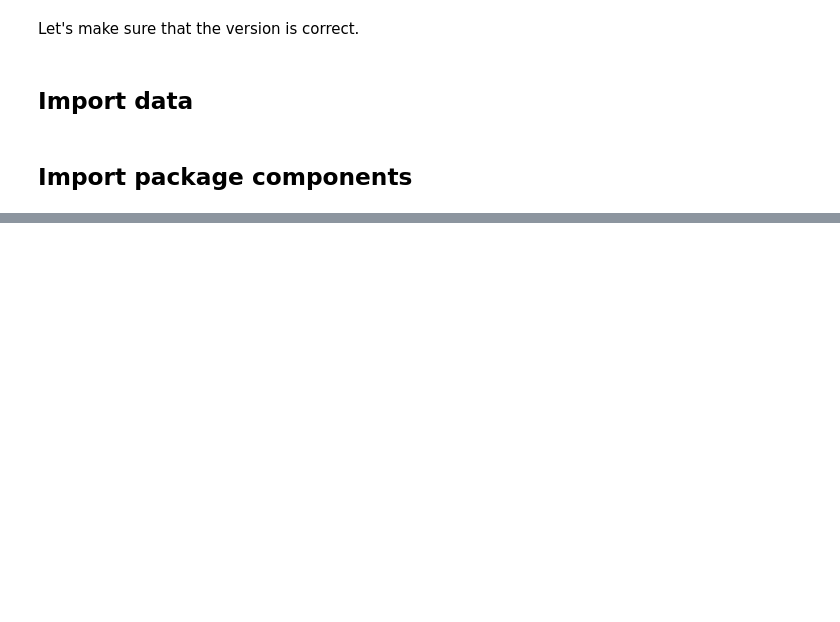
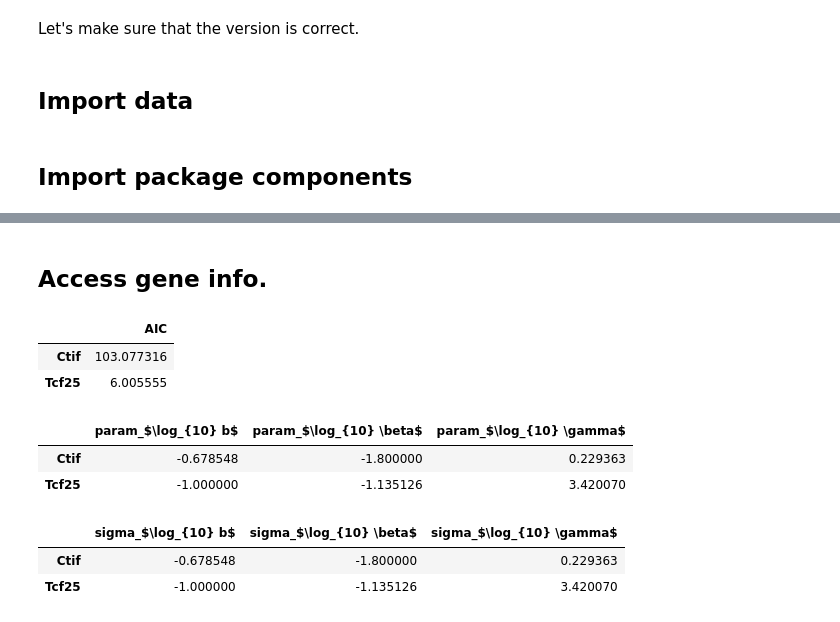
Before and after one commit to pachterlab/monod, a Jupyter notebook: Monod_demo_new.ipynb, the cells around one changed output, grey strips where cells are left out. Saved outputs shown, nothing was run; the diff lists cells and outputs as text; code cells hidden in the pictures; blank space fills up the shorter version.

```diff
--- a/Monod_demo_new.ipynb
+++ b/Monod_demo_new.ipynb
@@ -316,0 +104,21 @@ INFO:root:Directory ./fits/gg_240626_026_batch_1/analysis_figures already exists
+# %% [markdown]
+## Access gene info.
+# %%
+# AIC.
+display(new_adata.var[['AIC']])
+
+# Optimum biological parameters.
+display(new_adata.var[[i for i in new_adata.var.keys() if 'param' in i]])
+
+# Uncertainties from Hessian.
+display(new_adata.var[[i for i in new_adata.var.keys() if 'sigma' in i]])
+# %% [output]
+|  | AIC |
+| Ctif | 103.077316 |
+| Tcf25 | 6.005555 |
+|  | param_$\log_{10} b$ | param_$\log_{10} \beta$ | param_$\log_{10} \gamma$ |
+| Ctif | -0.678548 | -1.800000 | 0.229363 |
+| Tcf25 | -1.000000 | -1.135126 | 3.420070 |
+|  | sigma_$\log_{10} b$ | sigma_$\log_{10} \beta$ | sigma_$\log_{10} \gamma$ |
+| Ctif | -0.678548 | -1.800000 | 0.229363 |
+| Tcf25 | -1.000000 | -1.135126 | 3.420070 |
```
Also changed, not shown: parts of 40 cells of this notebook, 1 other file.
